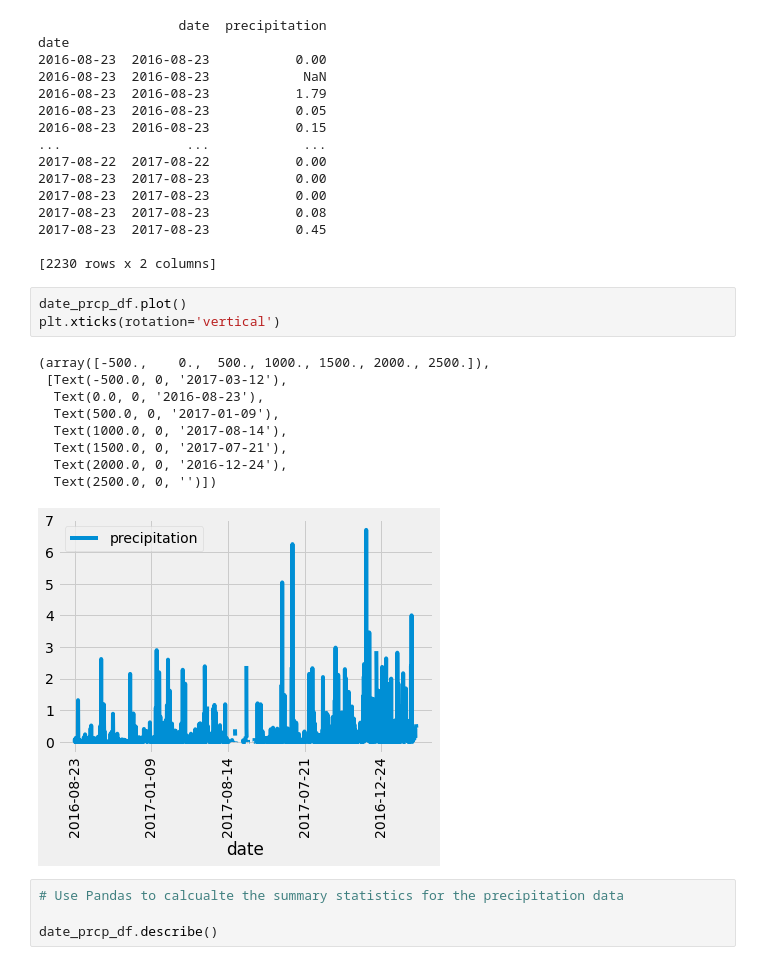
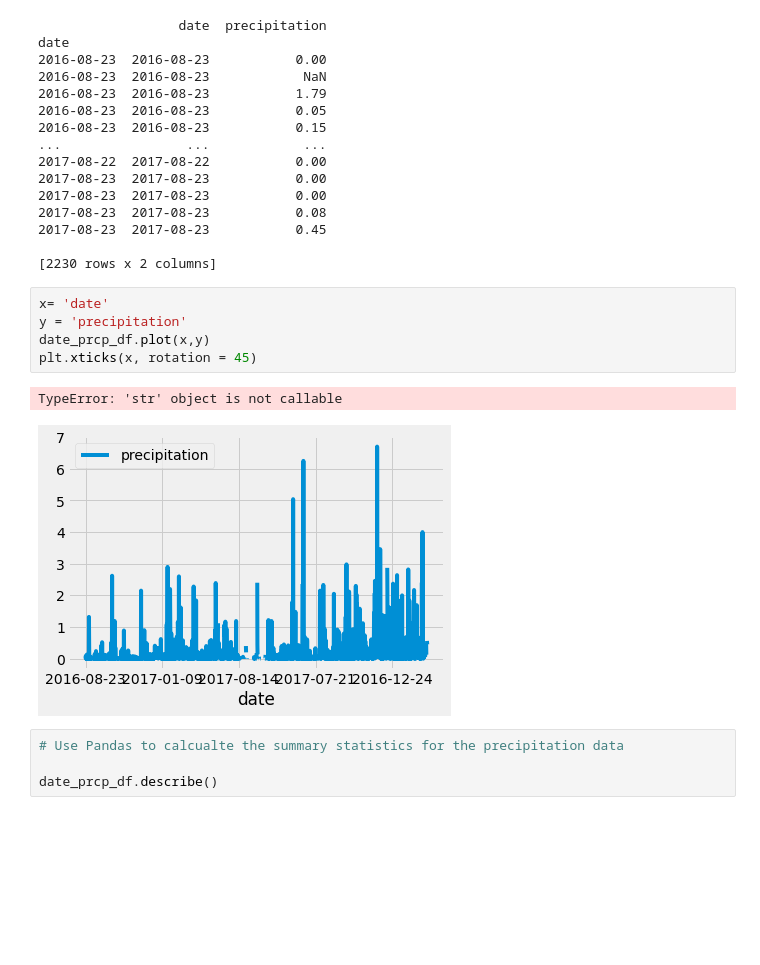
Before and after one commit to jwygonik/surfs_up_analysis, a Jupyter notebook: climate_analysis.ipynb, the cells around one changed output. Saved outputs shown, nothing was run; the diff lists cells and outputs as text; blank space fills up the shorter version.

```diff
--- a/climate_analysis.ipynb
+++ b/climate_analysis.ipynb
@@ -90,19 +90,14 @@ date
 2017-08-23  2017-08-23           0.45
 
 [2230 rows x 2 columns]
-# %%
-date_prcp_df.plot()
-plt.xticks(rotation='vertical')
-# %% [output]
-(array([-500.,    0.,  500., 1000., 1500., 2000., 2500.]),
- [Text(-500.0, 0, '2017-03-12'),
-  Text(0.0, 0, '2016-08-23'),
-  Text(500.0, 0, '2017-01-09'),
-  Text(1000.0, 0, '2017-08-14'),
-  Text(1500.0, 0, '2017-07-21'),
-  Text(2000.0, 0, '2016-12-24'),
-  Text(2500.0, 0, '')])
-[figure, removed]
+# %%
+x= 'date'
+y = 'precipitation'
+date_prcp_df.plot(x,y)
+plt.xticks(x, rotation = 45)
+# %% [output]
+TypeError: 'str' object is not callable
+[figure, added]
 # %%
 # Use Pandas to calcualte the summary statistics for the precipitation data
 
```
Also changed, not shown: parts of 8 cells of this notebook.
